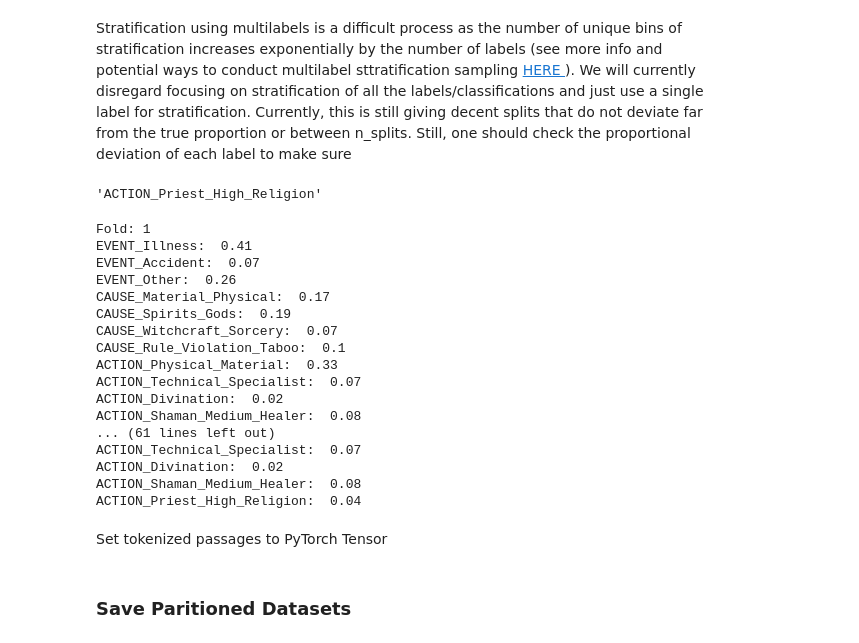
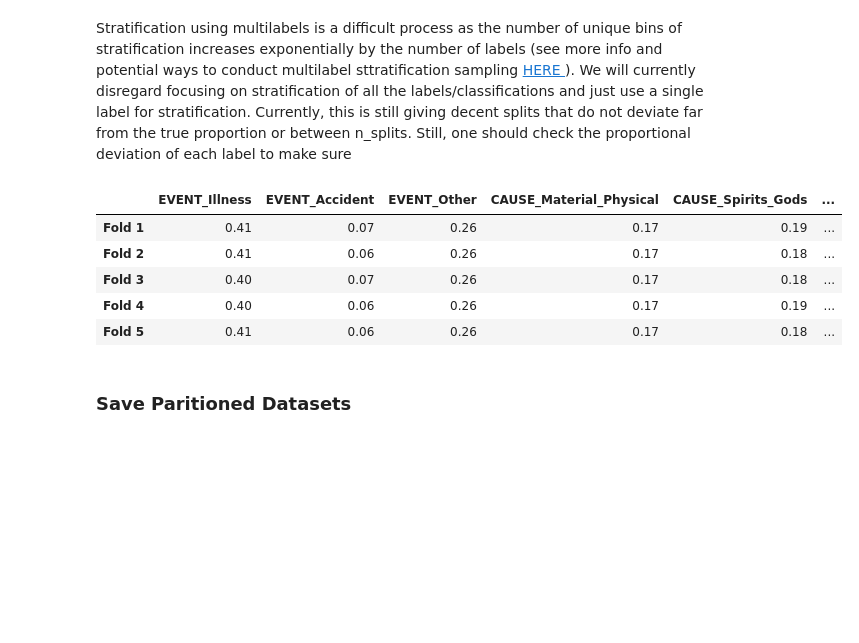
Before and after one commit to HowardZheni/eHRAF_Misfortune_NLP, a Jupyter notebook: HRAF_NLP/HRAF_MultiLabel_SubClasses_Kfolds/HRAF_Training_multiLabel_SubClasses_Kfolds.ipynb, the cells around one changed output. Cells and saved outputs as stored; diff of their text form; code cells hidden in the pictures; blank space fills up the shorter version.

Commit message:
Run Prediction model for subclasses

```diff
--- a/HRAF_NLP/HRAF_MultiLabel_SubClasses_Kfolds/HRAF_Training_multiLabel_SubClasses_Kfolds.ipynb
+++ b/HRAF_NLP/HRAF_MultiLabel_SubClasses_Kfolds/HRAF_Training_multiLabel_SubClasses_Kfolds.ipynb
@@ -85,7 +115,7 @@ action_index = cols.index(('ACTION', "No_Info"))
 col_list = [cols[id_index]] + [cols[passage_index]] + cols[event_index+1:event_index+4] + cols[cause_index+1:cause_index+7] + cols[action_index+1:action_index+7] # to include al columns BUT No_info
 
 
-### CHANGE Based on the results of previous models ran and the bias of the categories, remove the following columns from the dataset
+## Remove the following columns from the dataset. Based on the results of previous models ran and the bias of the categories, remove the following columns from the dataset
 remv_cols = [("CAUSE","Just_Happens"),("CAUSE","Other"),("ACTION","Other")]
 for remv in remv_cols:
     col_list.remove(remv)
@@ -100,7 +130,7 @@ for category, sub_cat in col_list:
     if category == "CULTURE":
         continue
     if sub_cat == "No_Info":
-        # colNames += [category]#this to include main classes, we will hold off on that
+        colNames += [category]#this to include main classes, we will hold off on that
         pass
     else:
         colNames += [f'{category}_{sub_cat}']
@@ -150,21 +169,9 @@ df_small[colNames] = df[col_list]
 # Flip the lable of "no_info"
 # df_small[["EVENT","CAUSE","ACTION"]]  = df_small[["EVENT","CAUSE","ACTION"]].replace({0:1, 1:0})
 
-# Remove certain passages which should not be in training or inference (these are duplicates that had to be manually found by a human)
-values_to_remove = [3252, 33681, 6758, 10104]
-df_small = df_small[~df_small['ID'].isin(values_to_remove)]
-
-df_small
-
-# # create train and validation/test sets
-# train_val, test = train_test_split(df_small, test_size=0.2, random_state=10)
 
 # create train and validation/test sets
 train_val, test = train_test_split(df_small, test_size=0.2, random_state=10)
-# # do it again to get the test and validation sets (15% = 50% * 30%)
-# test, validation = train_test_split(test_val, test_size=0.5, random_state=10)
-
-
 
 
 # Create an NLP friendly dataset
@@ -334,7 +356,3 @@ Now create a batch of examples using <a href="https://huggingface.co/docs/transf
 ### Create Splits
 # %% [markdown]
  Stratification using multilabels is a difficult process as the number of unique bins of stratification increases exponentially by the number of labels (see more info and potential ways to conduct multilabel sttratification sampling <a href="https://dl.acm.org/doi/10.5555/2034161.2034172"> HERE  </a>). We will currently disregard focusing on stratification of all the labels/classifications and just use a single label for stratification. Currently, this is still giving decent splits that do not deviate far from the true proportion or between n_splits. Still, one should check the proportional deviation of each label to make sure
-# %%
-Hraf['train'].column_names[-1]
-# %% [output]
-'ACTION_Priest_High_Religion'
@@ -346,40 +359,31 @@ Hraf['train'].column_names[-1]
 # %%
 #  Splitting
 from sklearn.model_selection import StratifiedKFold
+fold_n =5
+
 # folds = StratifiedKFold(n_splits=5)
-folds = StratifiedKFold(n_splits=5, shuffle= True, random_state=10)
+folds = StratifiedKFold(n_splits=fold_n, shuffle= True, random_state=10)
 cols = Hraf['train'].column_names
 splits = folds.split(np.zeros(Hraf['train'].num_rows), Hraf['train'][cols[-1]])
-
+# preconstruct dataframe to show
+fold_str = ["Fold "+str(x) for x in range(1,fold_n+1)]
+df_foldPerc = pd.DataFrame(data=np.zeros((fold_n,len(labels))),columns=labels, index=fold_str)
 
 train_list = []
 val_list = []
 
 for fold, (train_idxs, val_idxs) in enumerate(splits, start=1):
     train_list += [train_idxs]
     val_list += [val_idxs]
-    print("Fold:",fold)
-    for col in cols[2:]:
-         print(f"{col}:  {np.round(np.mean(Hraf['train'][train_idxs][col]),2)}")
-    print("\n\n")
+    train_hub = Hraf['train'][train_idxs]
+    # print(len(Hraf['train'][train_idxs]["EVENT_Illness"]))
+    df_foldPerc.iloc[fold-1] = [np.round(np.mean(train_hub[col]),2) for col in cols[2:]]
 
-# print(train_list,"\n", val_list)
-# print(train_idxs)
+df_foldPerc
 # %% [output]
-Fold: 1
-EVENT_Illness:  0.41
-EVENT_Accident:  0.07
-EVENT_Other:  0.26
-CAUSE_Material_Physical:  0.17
-CAUSE_Spirits_Gods:  0.19
-CAUSE_Witchcraft_Sorcery:  0.07
-CAUSE_Rule_Violation_Taboo:  0.1
-ACTION_Physical_Material:  0.33
-ACTION_Technical_Specialist:  0.07
-ACTION_Divination:  0.02
-ACTION_Shaman_Medium_Healer:  0.08
-... (61 lines left out)
-ACTION_Technical_Specialist:  0.07
-ACTION_Divination:  0.02
-ACTION_Shaman_Medium_Healer:  0.08
-ACTION_Priest_High_Religion:  0.04
+|  | EVENT_Illness | EVENT_Accident | EVENT_Other | CAUSE_Material_Physical | CAUSE_Spirits_Gods | ... |
+| Fold 1 | 0.41 | 0.07 | 0.26 | 0.17 | 0.19 | ... |
+| Fold 2 | 0.41 | 0.06 | 0.26 | 0.17 | 0.18 | ... |
+| Fold 3 | 0.40 | 0.07 | 0.26 | 0.17 | 0.18 | ... |
+| Fold 4 | 0.40 | 0.06 | 0.26 | 0.17 | 0.19 | ... |
+| Fold 5 | 0.41 | 0.06 | 0.26 | 0.17 | 0.18 | ... |
@@ -390,2 +389,0 @@ data_collator = DataCollatorWithPadding(tokenizer=tokenizer)
-# %% [markdown]
-Set tokenized passages to PyTorch Tensor
```
Also changed, not shown: parts of 44 cells of this notebook, 10 other files.
